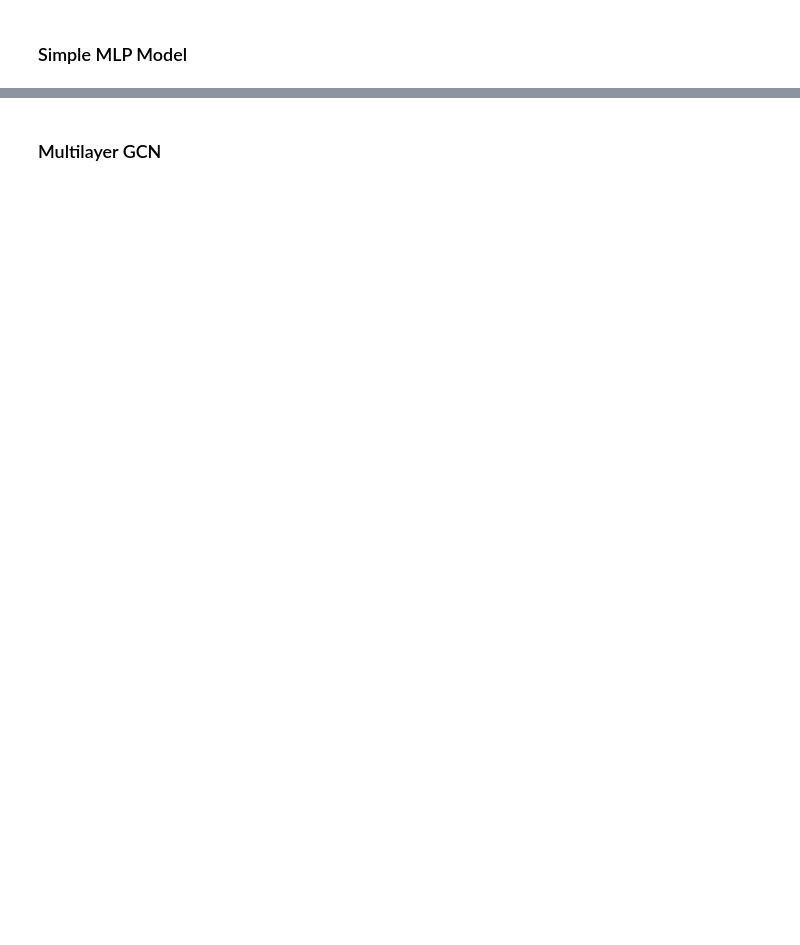
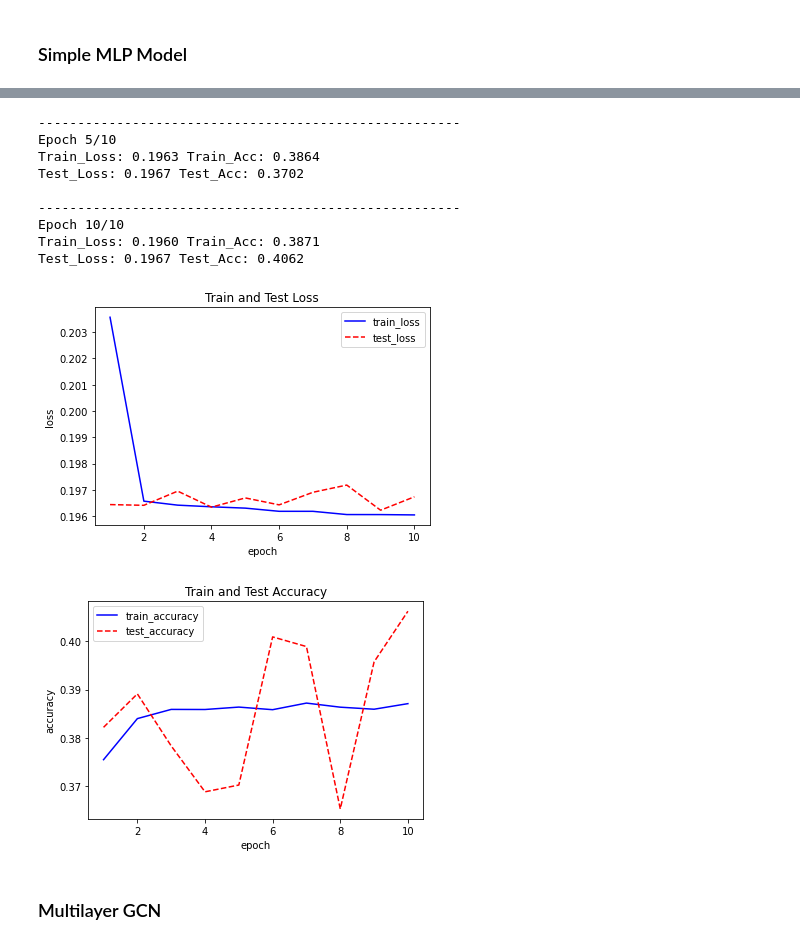
Before and after one commit to Vinnesta/l45-music-gnn, a Jupyter notebook: L45_Mozart_is_a_GNN.ipynb, the cells around one changed output, grey strips where cells are left out. Cells and saved outputs as stored; diff of their text form; code cells hidden in the pictures; blank space fills up the shorter version.

```diff
--- a/L45_Mozart_is_a_GNN.ipynb
+++ b/L45_Mozart_is_a_GNN.ipynb
@@ -277,7 +282,7 @@ def compress_tensor(tensor, file_name, method, desired_tpb=16):
       compressed_vectors.append((majority_nonzeroes).astype(int))
     else:
       raise KeyError(f"Unknown method {method}")
-  return torch.tensor(compressed_vectors)
+  return torch.tensor(np.array(compressed_vectors))
 
 def reduce_tensor(tensor, start_note, end_note):
   '''
@@ -351,12 +329,0 @@ maestro-v3.0.0-midi 100%[===================>]  55.71M   260MB/s    in 0.2s
-# %%
-window_size = desired_tpb * 4
-start_note = 33
-end_note = 96
-
-train_data = []
-for data_file in data_files:
-  midi_tensor = midi_to_tensor(data_file, binary_velocity=True)
-  compressed_tensor = compress_tensor(midi_tensor, data_file, "majority", desired_tpb)
-  reduced_tensor = reduce_tensor(compressed_tensor, start_note, end_note)
-  train_data += slice_temporal_data(reduced_tensor.to(torch.float), window_size)
-print(len(train_data), train_data[0][0].shape, train_data[0][1].shape)
@@ -426,0 +421,15 @@ It should be;
+# %%
+num_files = 10
+window_size = desired_tpb * 4
+start_note = 33
+end_note = 96
+
+train_data = []
+for i, data_file in enumerate(data_files):
+  midi_tensor = midi_to_tensor(data_file, binary_velocity=True)
+  compressed_tensor = compress_tensor(midi_tensor, data_file, "majority", desired_tpb)
+  reduced_tensor = reduce_tensor(compressed_tensor, start_note, end_note)
+  train_data += slice_temporal_data(reduced_tensor.to(torch.float), window_size)
+  if i == num_files:
+    break
+print(len(train_data), train_data[0][0].shape, train_data[0][1].shape)
@@ -918,3 +579,22 @@ Train_Loss: 0.3641 Train_Acc: 0.3344
+# %%
+net = SimpleMLP(window_size).to(device)
+pos_weight = torch.ones([new_num_notes]) * 5
+criterion = nn.BCEWithLogitsLoss(pos_weight=pos_weight)
+optimizer = torch.optim.Adam(net.parameters(), lr=0.005)
+epoch = 10
+train_eval(net, criterion, optimizer, epoch, train_dataloader, valid_dataloader, epochs_to_report=5)
+# %% [output]
+------------------------------------------------------
+Epoch 5/10
+Train_Loss: 0.1963 Train_Acc: 0.3864
+Test_Loss: 0.1967 Test_Acc: 0.3702
+
+------------------------------------------------------
+Epoch 10/10
+Train_Loss: 0.1960 Train_Acc: 0.3871
+Test_Loss: 0.1967 Test_Acc: 0.4062
+[figure, added]
+[figure, added]
 # %% [markdown]
 ### Multilayer GCN
 # %%
```
Also changed, not shown: parts of 33 cells of this notebook.
